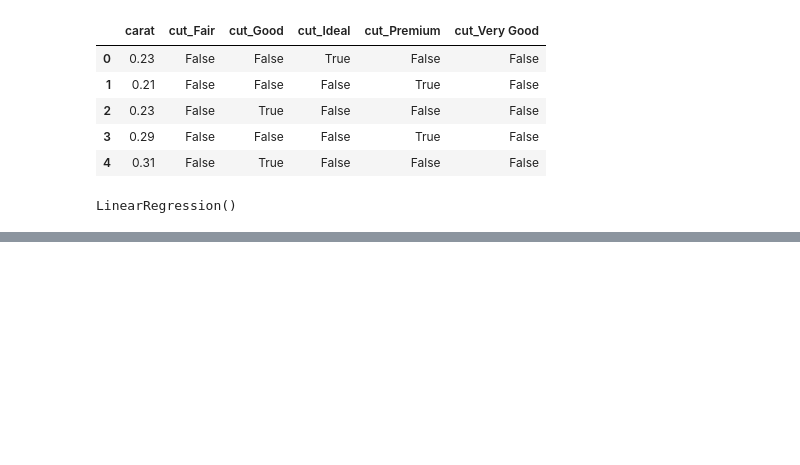
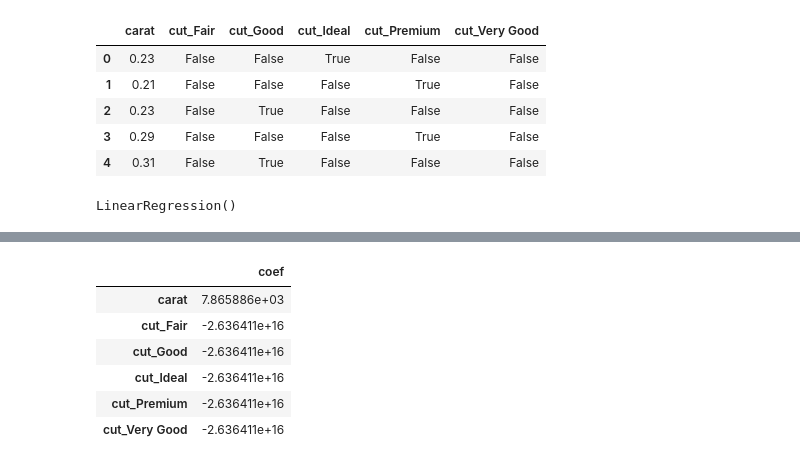
Before and after one commit to HromovAndrey/II_mood_3_part_2_practic, a Jupyter notebook: Untitled.ipynb, the cells around one changed output, grey strips where cells are left out. Saved outputs shown, nothing was run; the diff lists cells and outputs as text; code cells hidden in the pictures; blank space fills up the shorter version.

```diff
--- a/Untitled.ipynb
+++ b/Untitled.ipynb
@@ -97,3 +115,14 @@ model.coef_
+# %%
+
+pd.DataFrame({"coef": model.coef_}, index=X.columns)
+# %% [output]
+|  | coef |
+| carat | 7.865886e+03 |
+| cut_Fair | -2.636411e+16 |
+| cut_Good | -2.636411e+16 |
+| cut_Ideal | -2.636411e+16 |
+| cut_Premium | -2.636411e+16 |
+| cut_Very Good | -2.636411e+16 |
 # %%
 all_metrics = pd.DataFrame({'train': train_metrics, 'test': test_metrics})
 # %%
```
Also changed, not shown: parts of 11 cells of this notebook.
